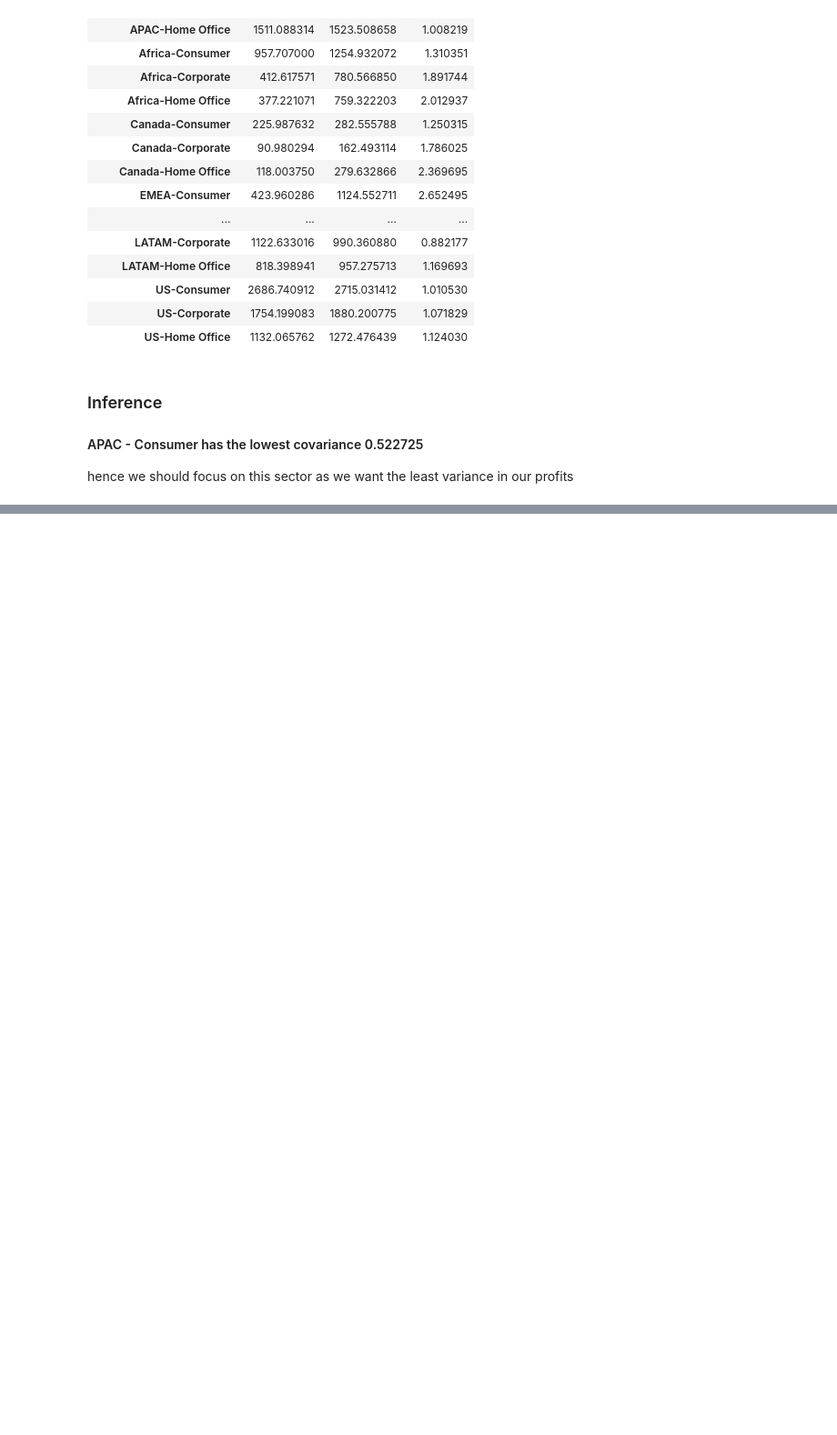
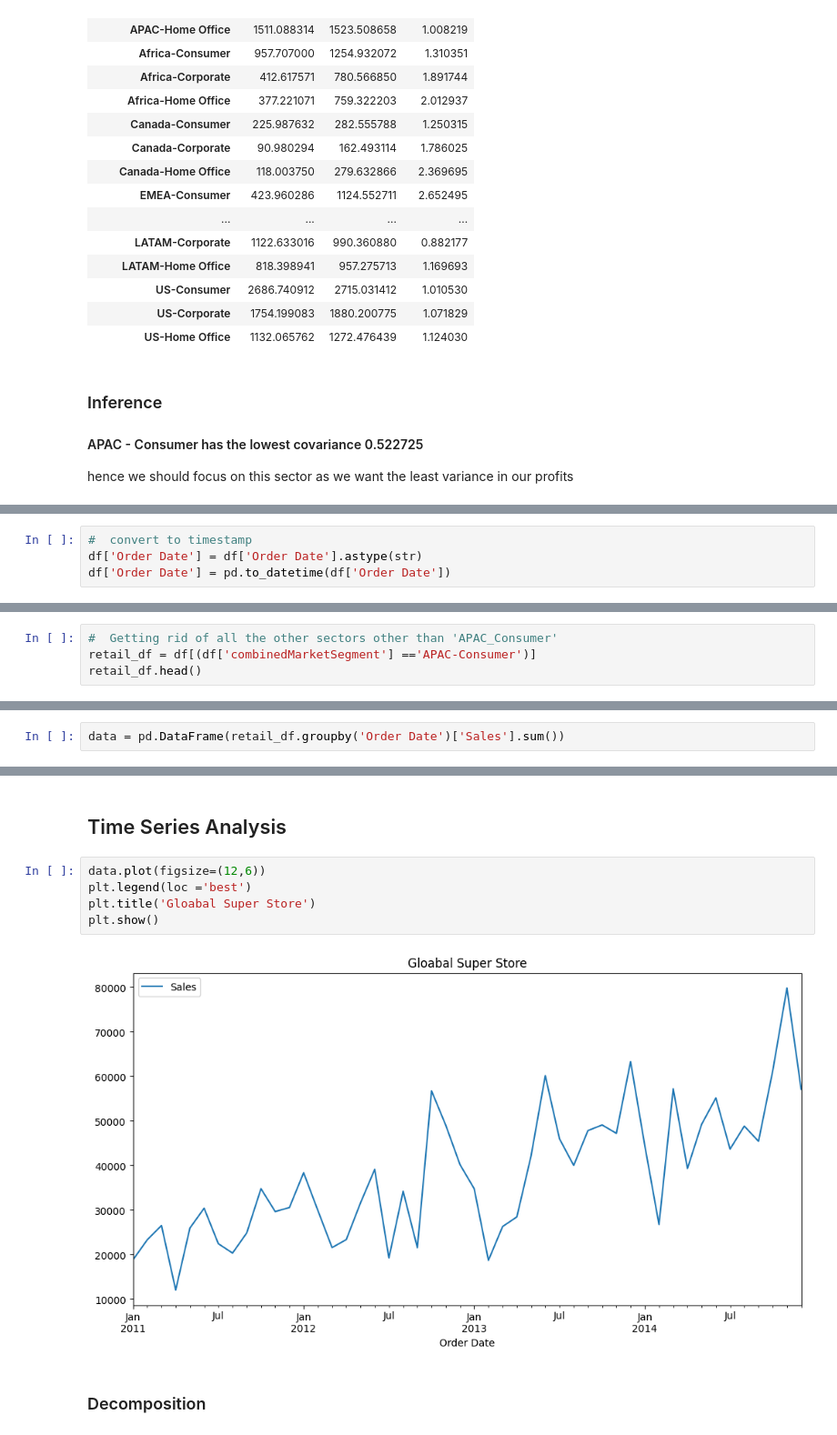
Before and after one commit to ussahil/Global_Mart, a Jupyter notebook: globalSuperStore.ipynb, the cells around one changed output, grey strips where cells are left out. Shown at 91% size. Drawn from its saved outputs; the diff is of its cells as text; blank space fills up the shorter version.

Commit message:
Simple time Series Completed

```diff
--- a/globalSuperStore.ipynb
+++ b/globalSuperStore.ipynb
@@ -155,0 +168,4 @@ hence we should focus on this sector as we want the least variance in our profit
+# %%
+#  convert to timestamp
+df['Order Date'] = df['Order Date'].astype(str)
+df['Order Date'] = pd.to_datetime(df['Order Date'])
@@ -155,0 +192,4 @@ hence we should focus on this sector as we want the least variance in our profit
+# %%
+#  Getting rid of all the other sectors other than 'APAC_Consumer'
+retail_df = df[(df['combinedMarketSegment'] =='APAC-Consumer')]
+retail_df.head()
@@ -155,0 +219,2 @@ hence we should focus on this sector as we want the least variance in our profit
+# %%
+data = pd.DataFrame(retail_df.groupby('Order Date')['Sales'].sum())
@@ -155,0 +242,11 @@ hence we should focus on this sector as we want the least variance in our profit
+# %% [markdown]
+## Time Series Analysis
+# %%
+data.plot(figsize=(12,6))
+plt.legend(loc ='best')
+plt.title('Gloabal Super Store')
+plt.show()
+# %% [output]
+[figure, added]
+# %% [markdown]
+### Decomposition
```
Also changed, not shown: parts of 31 cells of this notebook.
